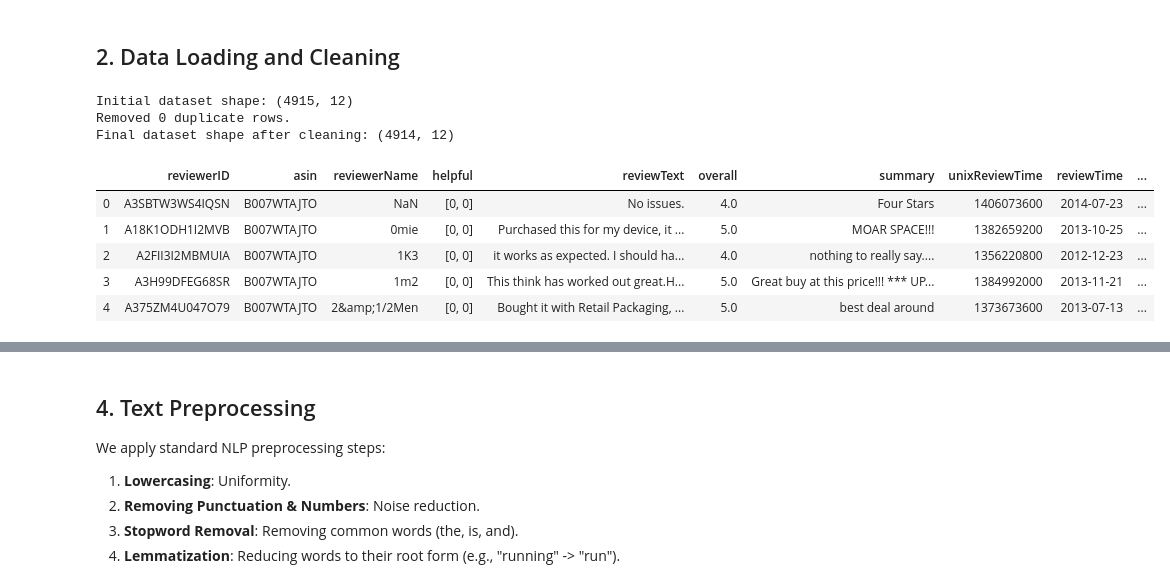
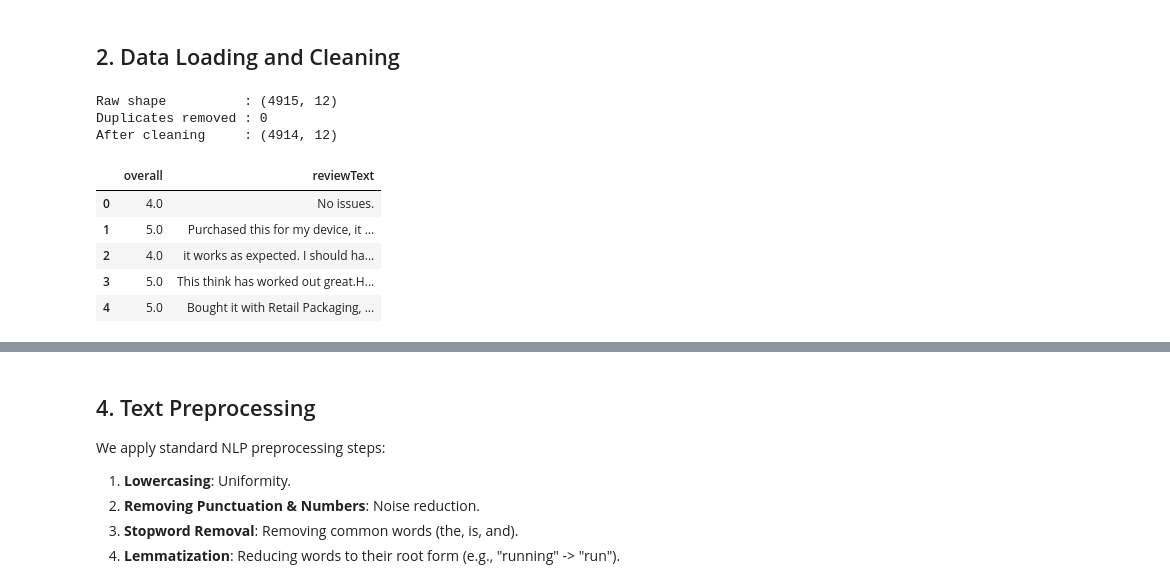
Before and after one commit to ozairshafique/amazon-sentiment-analysis, a Jupyter notebook: notebooks/amazon_sentiment_analysis.ipynb, the cells around one changed output, grey strips where cells are left out. Saved outputs shown, nothing was run; the diff lists cells and outputs as text; code cells hidden in the pictures.

```diff
--- a/notebooks/amazon_sentiment_analysis.ipynb
+++ b/notebooks/amazon_sentiment_analysis.ipynb
@@ -60,35 +128,27 @@ IMAGES_DIR.mkdir(parents=True, exist_ok=True)
 # %% [markdown]
 ## 2. Data Loading and Cleaning
 # %%
-# Load the dataset
-df = pd.read_csv(DATA_DIR)
+df = pd.read_csv(DATA_PATH)
+print(f"Raw shape          : {df.shape}")
 
-# Display initial shape
-print(f"Initial dataset shape: {df.shape}")
+# 1. Drop duplicates
+before = len(df)
+df = df.drop_duplicates()
+print(f"Duplicates removed : {before - len(df)}")
 
-# --- Data Cleaning Steps ---
+# 2. Drop rows with missing or whitespace-only reviewText
+df = df.dropna(subset=["reviewText"])
+df = df[df["reviewText"].astype(str).str.strip() != ""]
 
-# 1. Remove Duplicates
-initial_count = len(df)
-df = df.drop_duplicates()
-print(f"Removed {initial_count - len(df)} duplicate rows.")
-
-# 2. Handle Missing Values in Text
-df = df.dropna(subset=['reviewText'])
-
-# 3. Remove Empty Strings (Whitespace only)
-empty_string_mask = df['reviewText'].astype(str).str.strip() == ""
-df = df[~empty_string_mask]
-
-print(f"Final dataset shape after cleaning: {df.shape}")
-df.head()
+print(f"After cleaning     : {df.shape}")
+df[["overall", "reviewText"]].head()
 # %% [output]
-Initial dataset shape: (4915, 12)
-Removed 0 duplicate rows.
-Final dataset shape after cleaning: (4914, 12)
+Raw shape          : (4915, 12)
+Duplicates removed : 0
+After cleaning     : (4914, 12)
-|  | reviewerID | asin | reviewerName | helpful | reviewText | overall | summary | unixReviewTime | reviewTime | ... |
-| 0 | A3SBTW3WS4IQSN | B007WTAJTO | NaN | [0, 0] | No issues. | 4.0 | Four Stars | 1406073600 | 2014-07-23 | ... |
-| 1 | A18K1ODH1I2MVB | B007WTAJTO | 0mie | [0, 0] | Purchased this for my device, it ... | 5.0 | MOAR SPACE!!! | 1382659200 | 2013-10-25 | ... |
-| 2 | A2FII3I2MBMUIA | B007WTAJTO | 1K3 | [0, 0] | it works as expected. I should ha... | 4.0 | nothing to really say.... | 1356220800 | 2012-12-23 | ... |
-| 3 | A3H99DFEG68SR | B007WTAJTO | 1m2 | [0, 0] | This think has worked out great.H... | 5.0 | Great buy at this price!!! *** UP... | 1384992000 | 2013-11-21 | ... |
-| 4 | A375ZM4U047O79 | B007WTAJTO | 2&amp;1/2Men | [0, 0] | Bought it with Retail Packaging, ... | 5.0 | best deal around | 1373673600 | 2013-07-13 | ... |
+|  | overall | reviewText |
+| 0 | 4.0 | No issues. |
+| 1 | 5.0 | Purchased this for my device, it ... |
+| 2 | 4.0 | it works as expected. I should ha... |
+| 3 | 5.0 | This think has worked out great.H... |
+| 4 | 5.0 | Bought it with Retail Packaging, ... |
```
Also changed, not shown: parts of 46 cells of this notebook.
